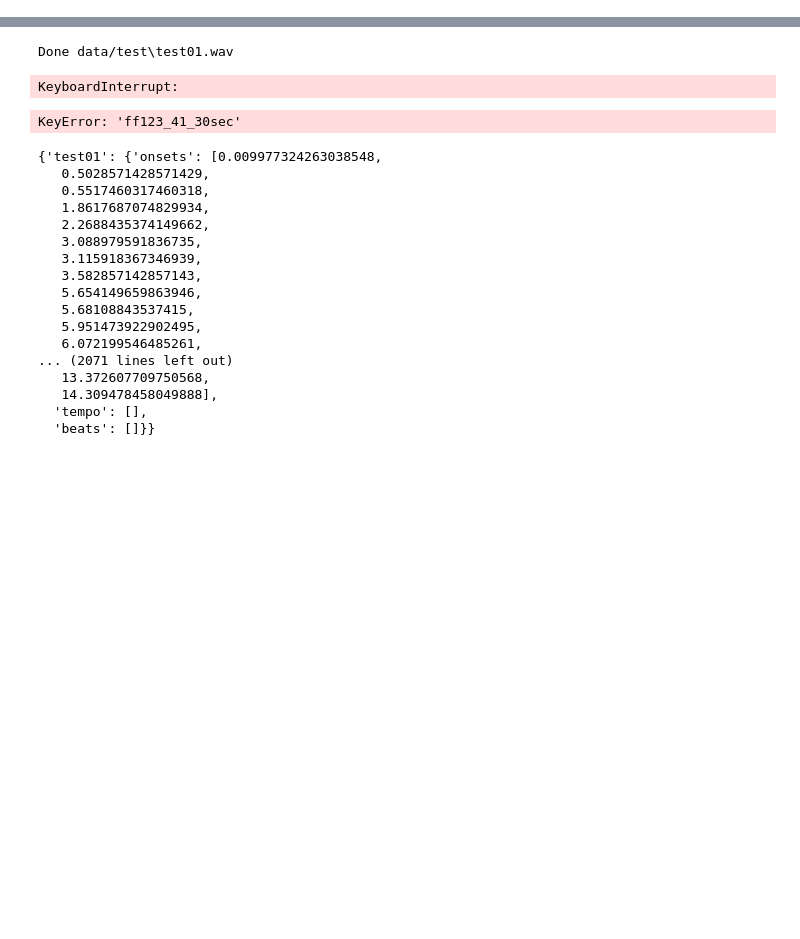
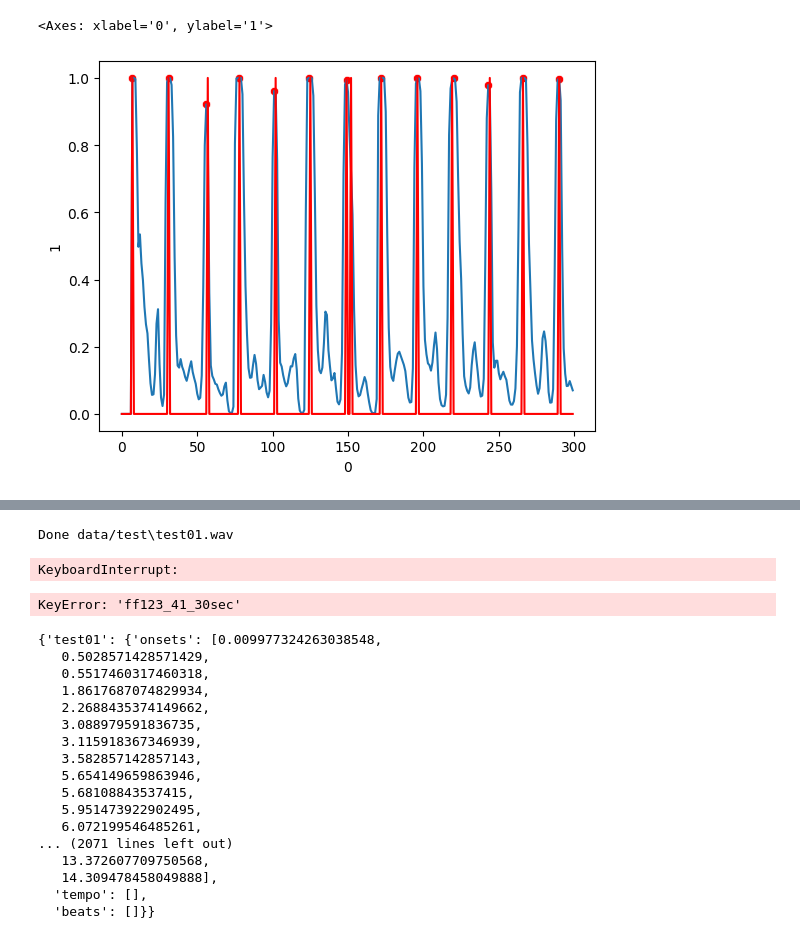
Before and after one commit to S0urC10ud/MusicAndAudioProcessingChallenge, a Jupyter notebook: onset/cnn/eval_and_process_files.ipynb, the cells around one changed output, grey strips where cells are left out. Saved outputs shown, nothing was run; the diff lists cells and outputs as text; code cells hidden in the pictures; blank space fills up the shorter version.

```diff
--- a/onset/cnn/eval_and_process_files.ipynb
+++ b/onset/cnn/eval_and_process_files.ipynb
@@ -231,3 +244,24 @@ plt.show()
+# %%
+import seaborn as sns
+import pandas as pd
+
+from_idx = 0
+to_idx = 300
+sns.lineplot(detection_function[from_idx:to_idx])
+
+points = pick_delta_thresh(detection_function[from_idx:to_idx], .9)
+plot_entries = []
+#points = scipy.signal.find_peaks(flattened_detection_fn[from_idx:to_idx], distance = 50, prominence=.05, wlen=50)[0]
+for p in points:
+    plot_entries.append((p, detection_function[from_idx+p]))
+
+sns.scatterplot(data=pd.DataFrame(plot_entries), x=0, y=1, color="red")
+
+
+sns.lineplot(onset_labels[from_idx:to_idx], alpha=1, color="red")
+# %% [output]
+<Axes: xlabel='0', ylabel='1'>
+[figure, added]
 # %%
 import seaborn as sns
 import pandas as pd
```
Also changed, not shown: parts of 8 cells of this notebook, 14 other files.
